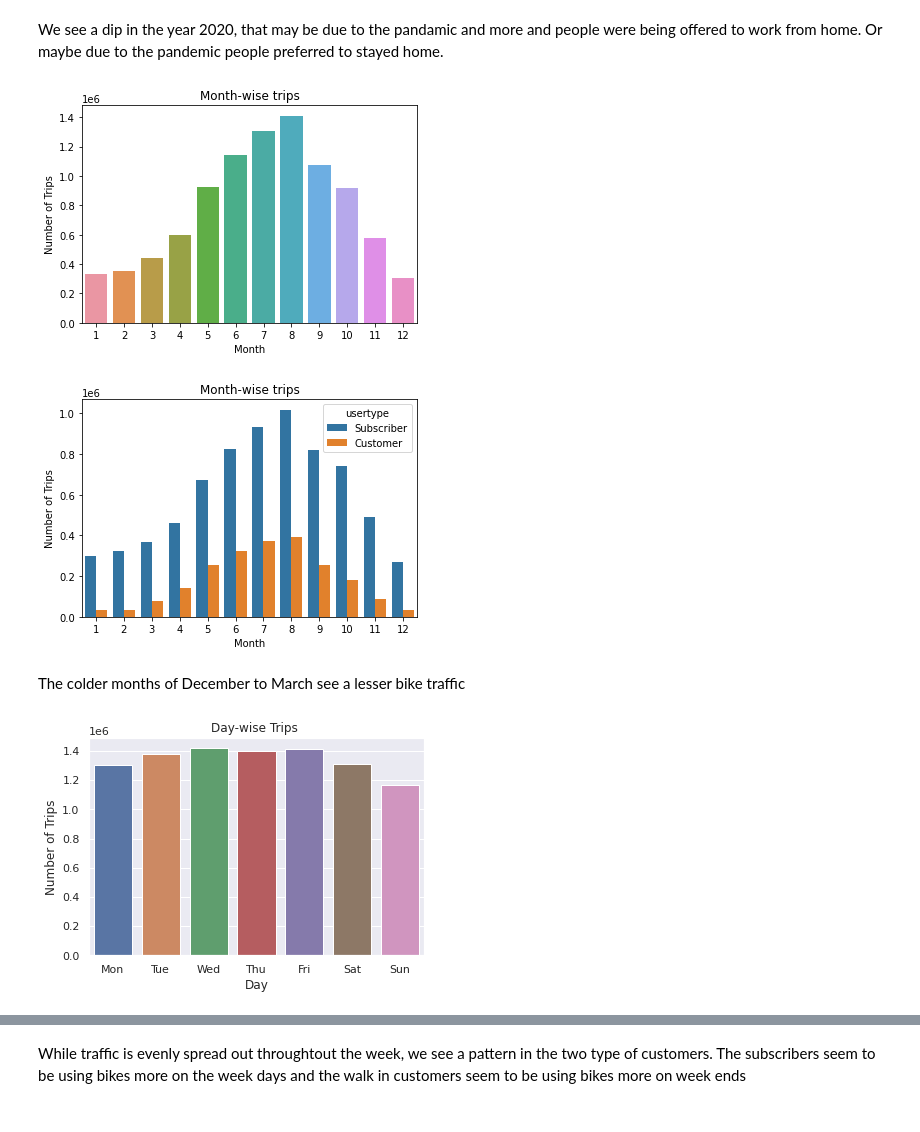
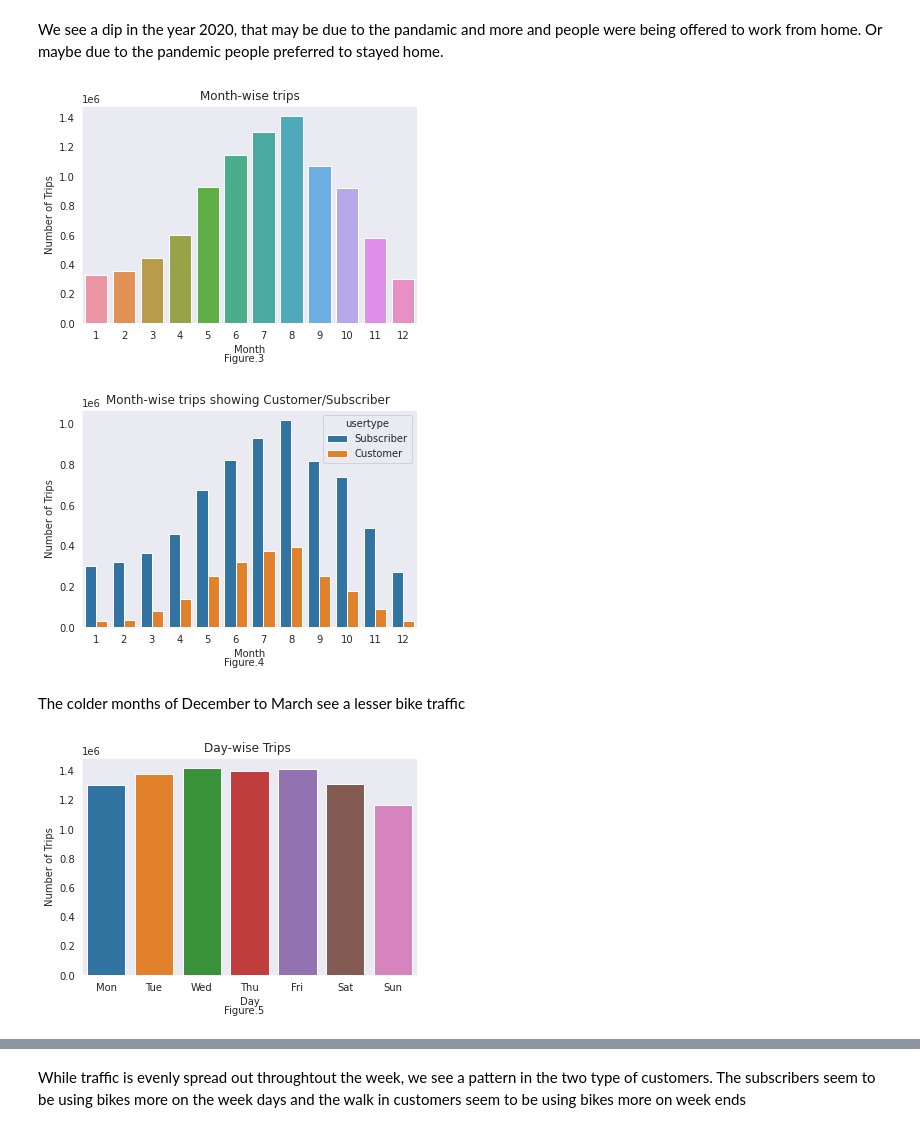
Before and after one commit to sharmasapna/Bluebike_Traffic_Forecasting, a Jupyter notebook: bluebikes_eda.ipynb, the cells around one changed output, grey strips where cells are left out. Cells and saved outputs as stored; diff of their text form; code cells hidden in the pictures.

```diff
--- a/bluebikes_eda.ipynb
+++ b/bluebikes_eda.ipynb
@@ -116,39 +128,45 @@ plt.show()
 We see a dip in the year 2020, that may be due to the pandamic and more and people were being offered to work from home. Or maybe due to the pandemic people preferred to stayed home.
 # %%
 # Plotting the number of trips per month
-plt.figure()
+fig = plt.figure()
 sns.countplot(trip_data['starttime'].dt.month)
 plt.xlabel('Month')
 plt.ylabel('Number of Trips')
 plt.title('Month-wise trips')
+txt = "Figure.3"
+fig.text(.5, -0.009, txt, ha='center')
+plt.savefig("/content/drive/MyDrive/blue_bikes_sales_prediction/fig3.png", bbox_inches = 'tight')
 plt.show()
 # %% [output]
-[figure, old version]
+[figure, new version]
 # %%
 # Plotting the number of trips per month
-plt.figure()
+fig = plt.figure()
 sns.countplot(trip_data['starttime'].dt.month,hue=trip_data.usertype)
 plt.xlabel('Month')
 plt.ylabel('Number of Trips')
-plt.title('Month-wise trips')
+plt.title('Month-wise trips showing Customer/Subscriber ')
+txt = "Figure.4"
+fig.text(.5, -0.009, txt, ha='center')
+plt.savefig("/content/drive/MyDrive/blue_bikes_sales_prediction/fig4.png", bbox_inches = 'tight')
 plt.show()
 # %% [output]
-[figure, old version]
+[figure, new version]
 # %% [markdown]
 The colder months of December to March see a lesser bike traffic
 # %%
-# Plotting number of trips day-wise
-import numpy as np
-sns.set()
-plt.figure()
-sns.countplot(x=trip_data['starttime'].dt.weekday)
+# Plotting the number of trips per weekday
+fig = plt.figure()
+sns.countplot(trip_data['starttime'].dt.weekday)
 plt.xlabel('Day')
 plt.ylabel('Number of Trips')
 plt.title('Day-wise Trips ')
-plt.xticks(np.arange(7),
-           ['Mon', 'Tue', 'Wed', 'Thu', 'Fri', 'Sat', 'Sun'])
+plt.xticks(np.arange(7),['Mon', 'Tue', 'Wed', 'Thu', 'Fri', 'Sat', 'Sun'])
+txt = "Figure.5"
+fig.text(.5, -0.009, txt, ha='center')
+plt.savefig("/content/drive/MyDrive/blue_bikes_sales_prediction/fig5.png", bbox_inches = 'tight')
 plt.show()
 # %% [output]
-[figure, old version]
+[figure, new version]
 # %%
 # Plotting number of trips day of week-wise
```
Also changed, not shown: parts of 16 cells of this notebook.
